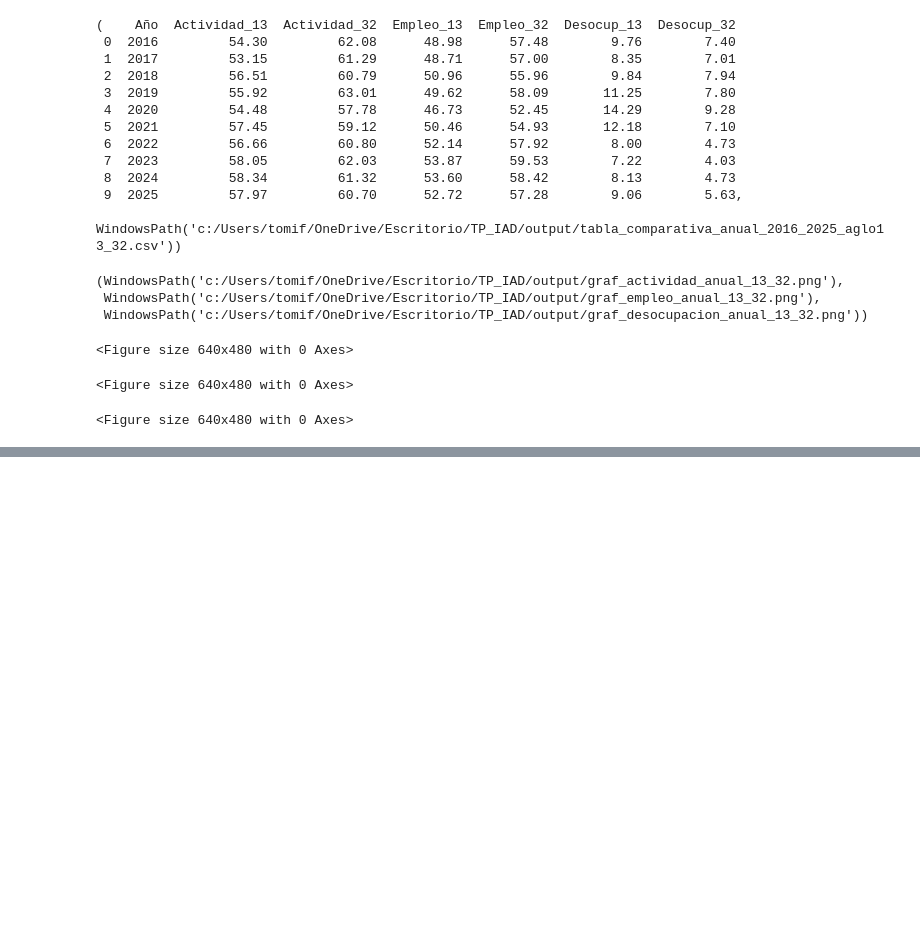
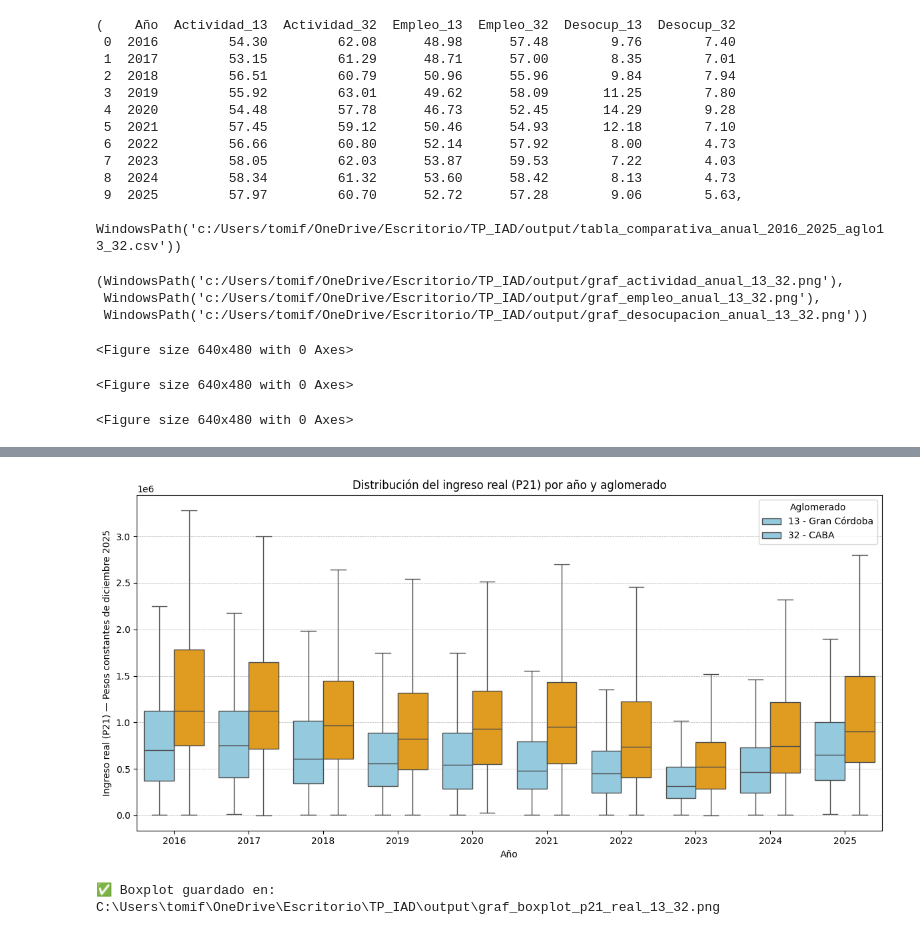
Before and after one commit to TomasFernandez123/TP-analisis, a Jupyter notebook: data/raw/00_setup.ipynb, the cells around one changed output, grey strips where cells are left out. Saved outputs shown, nothing was run; the diff lists cells and outputs as text; code cells hidden in the pictures; blank space fills up the shorter version.

```diff
--- a/data/raw/00_setup.ipynb
+++ b/data/raw/00_setup.ipynb
@@ -539,0 +870,38 @@ out_act, out_emp, out_des
+# %%
+import matplotlib.pyplot as plt
+import seaborn as sns
+
+# Aseguramos tipos correctos
+p21["AGLOMERADO"] = p21["AGLOMERADO"].astype(int)
+p21["ANO4"] = p21["ANO4"].astype(int)
+
+# Reducimos a los años 2016–2025 (por si hay filas raras)
+p21_box = p21[(p21["ANO4"] >= 2016) & (p21["ANO4"] <= 2025)].copy()
+
+# Configuración del gráfico
+plt.figure(figsize=(12,6))
+sns.boxplot(
+    data=p21_box,
+    x="ANO4",
+    y="P21_real",
+    hue="AGLOMERADO",
+    showfliers=False,          # Oculta los outliers extremos para hacerlo más limpio
+    palette={13:"skyblue", 32:"orange"}
+)
+
+plt.title("Distribución del ingreso real (P21) por año y aglomerado")
+plt.xlabel("Año")
+plt.ylabel("Ingreso real (P21) — Pesos constantes de diciembre 2025")
+plt.legend(title="Aglomerado", labels=["13 - Gran Córdoba", "32 - CABA"])
+plt.grid(True, axis="y", linestyle="--", linewidth=0.5)
+plt.tight_layout()
+
+# Guardar imagen
+out_boxplot = project_path / "output" / "graf_boxplot_p21_real_13_32.png"
+plt.savefig(out_boxplot, dpi=150)
+plt.show()
+
+print("✅ Boxplot guardado en:", out_boxplot)
+# %% [output]
+[figure, added]
+✅ Boxplot guardado en: C:\Users\tomif\OneDrive\Escritorio\TP_IAD\output\graf_boxplot_p21_real_13_32.png
```
Also changed, not shown: parts of 14 cells of this notebook, 11 other files.
